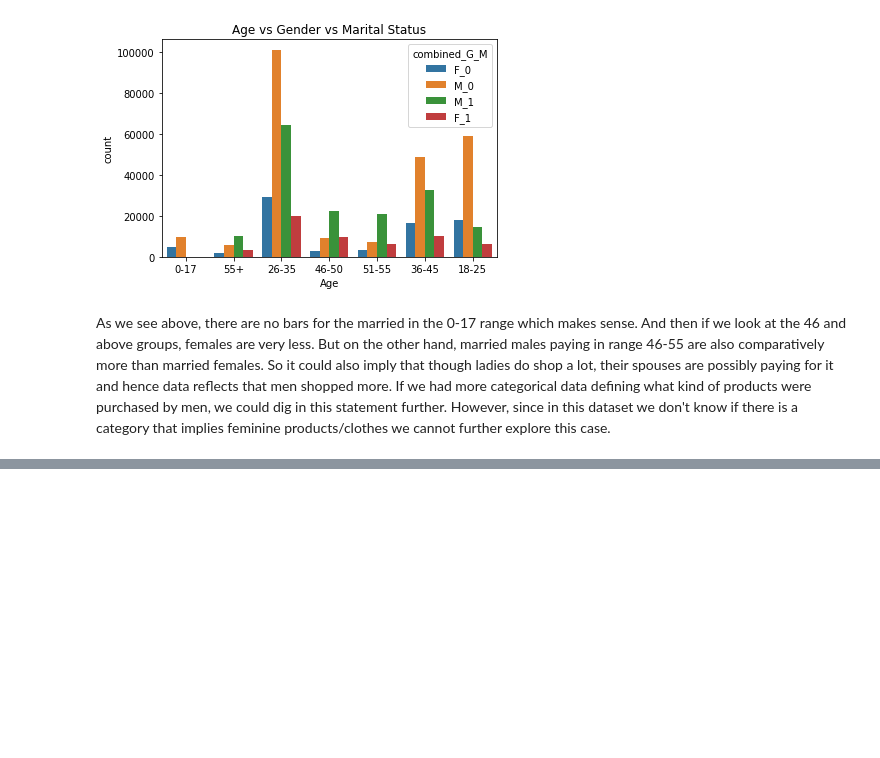
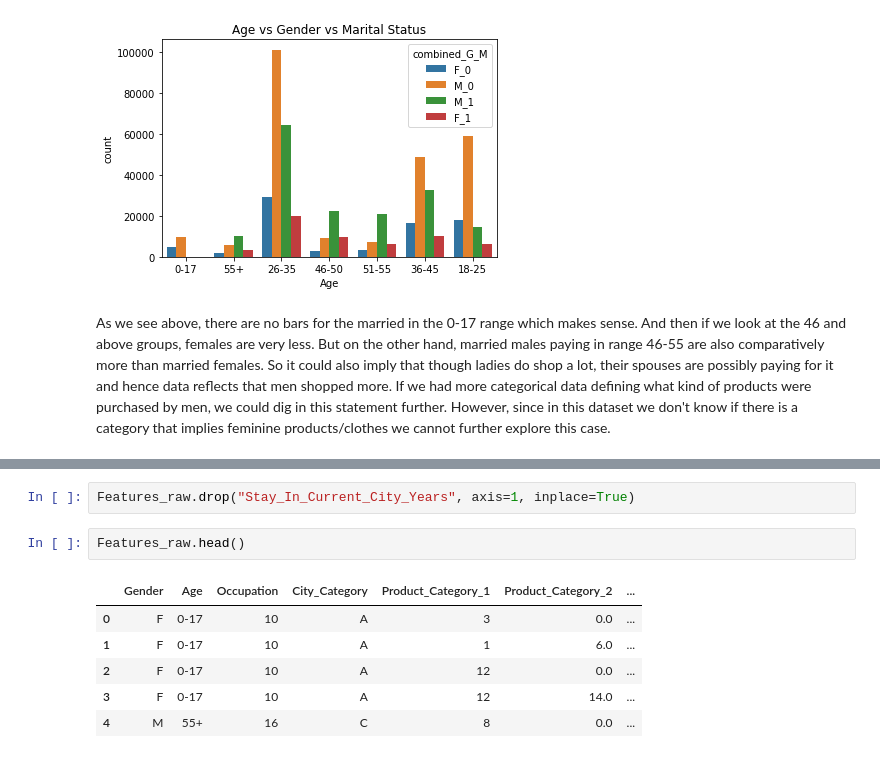
Before and after one commit to mathubhalan/Black-Friday-Sales, a Jupyter notebook: SalesAnalysis.ipynb, the cells around one changed output, grey strips where cells are left out. Drawn from its saved outputs; the diff is of its cells as text; blank space fills up the shorter version.

```diff
--- a/SalesAnalysis.ipynb
+++ b/SalesAnalysis.ipynb
@@ -424,0 +463,11 @@ And then if we look at the 46 and above groups, females are very less. But on th
+# %%
+Features_raw.drop("Stay_In_Current_City_Years", axis=1, inplace=True)
+# %%
+Features_raw.head()
+# %% [output]
+|  | Gender | Age | Occupation | City_Category | Product_Category_1 | Product_Category_2 | ... |
+| 0 | F | 0-17 | 10 | A | 3 | 0.0 | ... |
+| 1 | F | 0-17 | 10 | A | 1 | 6.0 | ... |
+| 2 | F | 0-17 | 10 | A | 12 | 0.0 | ... |
+| 3 | F | 0-17 | 10 | A | 12 | 14.0 | ... |
+| 4 | M | 55+ | 16 | C | 8 | 0.0 | ... |
```
Also changed, not shown: parts of 23 cells of this notebook, 1 other file.
